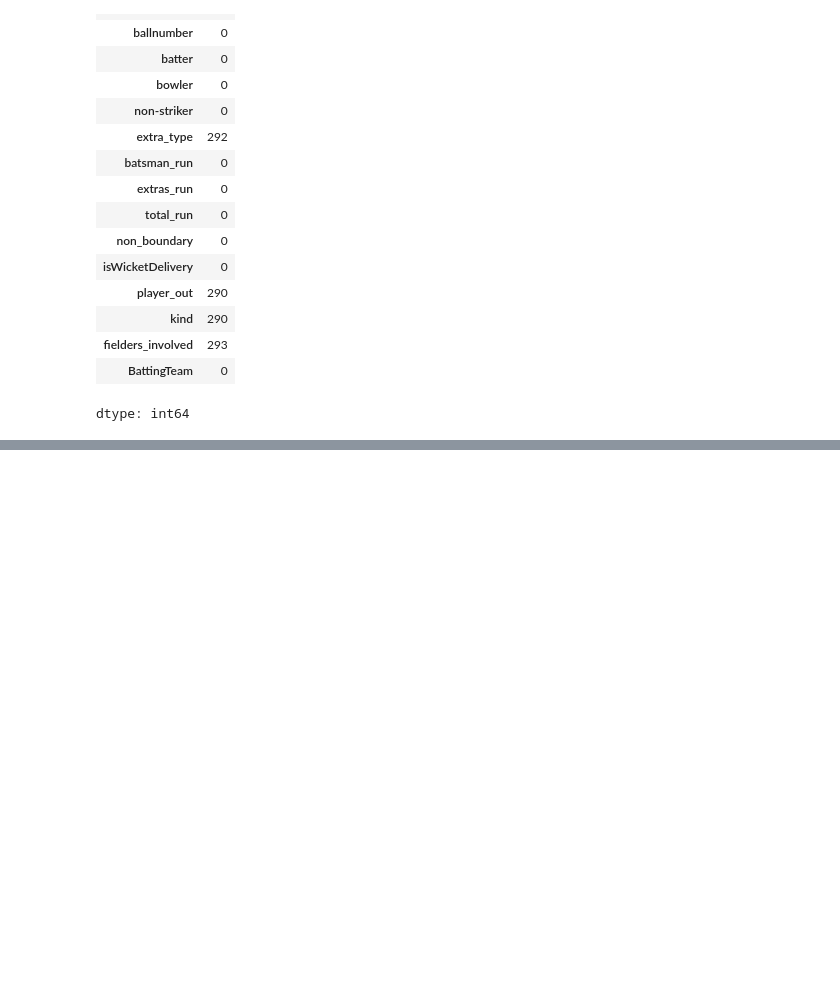
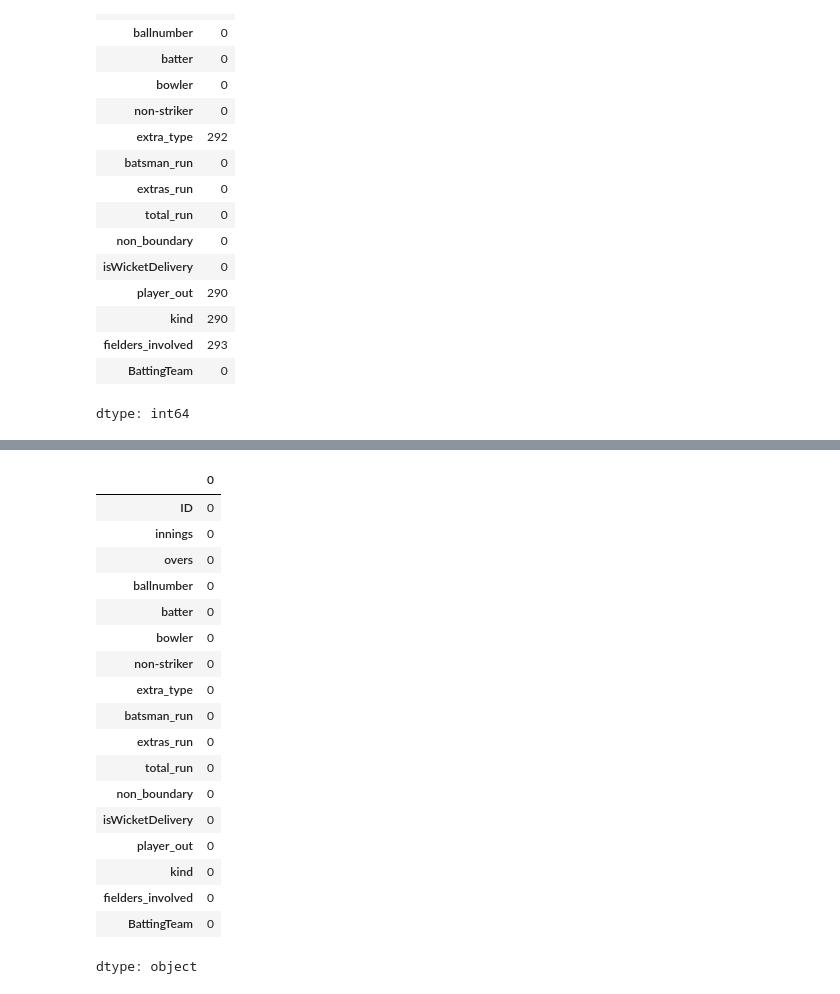
Before and after one commit to amritaa72/Runs-and-Wickets, a Jupyter notebook: ball_by_ball_data.ipynb, the cells around one changed output, grey strips where cells are left out. Drawn from its saved outputs; the diff is of its cells as text; code cells hidden in the pictures; blank space fills up the shorter version.

```diff
--- a/ball_by_ball_data.ipynb
+++ b/ball_by_ball_data.ipynb
@@ -76,0 +162,22 @@ NameError: name 'data' is not defined
+# %%
+data[data.duplicated()].sum()
+# %% [output]
+|  | 0 |
+| ID | 0 |
+| innings | 0 |
+| overs | 0 |
+| ballnumber | 0 |
+| batter | 0 |
+| bowler | 0 |
+| non-striker | 0 |
+| extra_type | 0 |
+| batsman_run | 0 |
+| extras_run | 0 |
+| total_run | 0 |
+| non_boundary | 0 |
+| isWicketDelivery | 0 |
+| player_out | 0 |
+| kind | 0 |
+| fielders_involved | 0 |
+| BattingTeam | 0 |
+dtype: object
```
Also changed, not shown: parts of 53 cells of this notebook.
